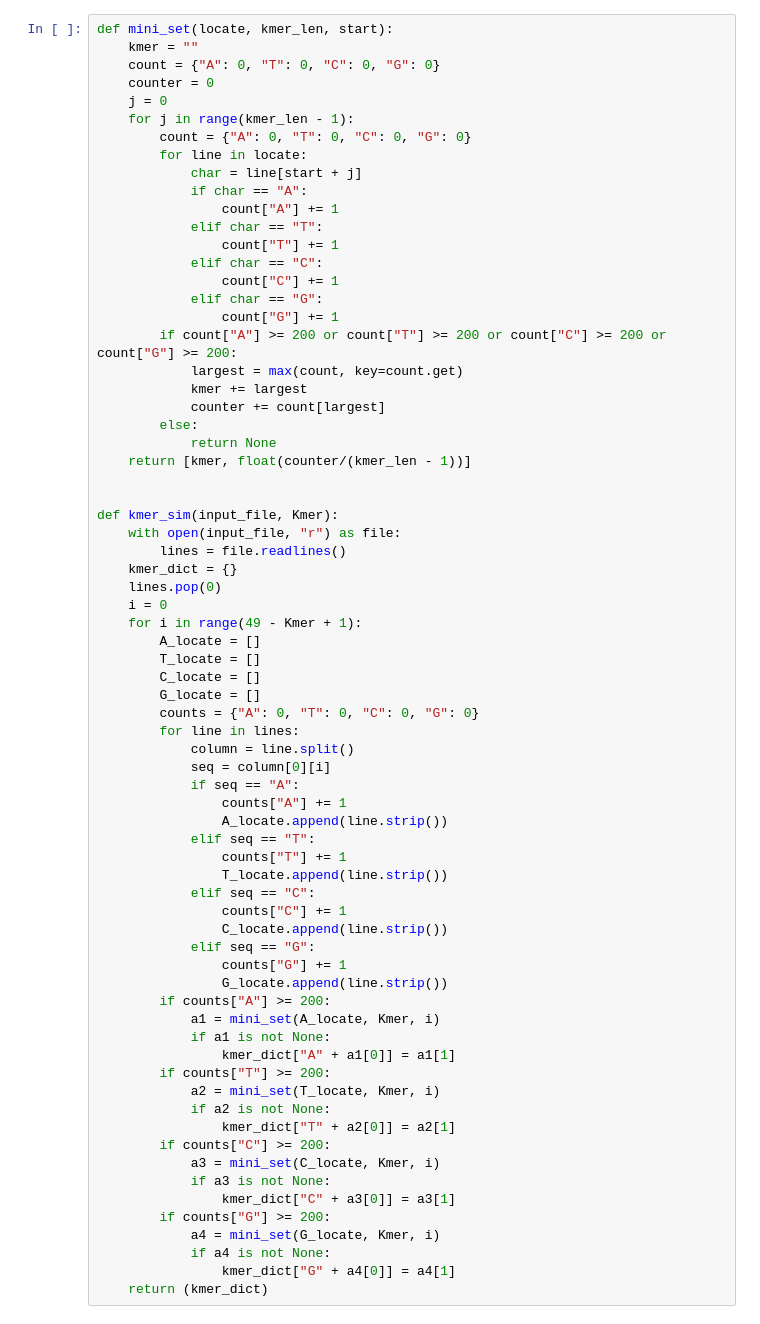
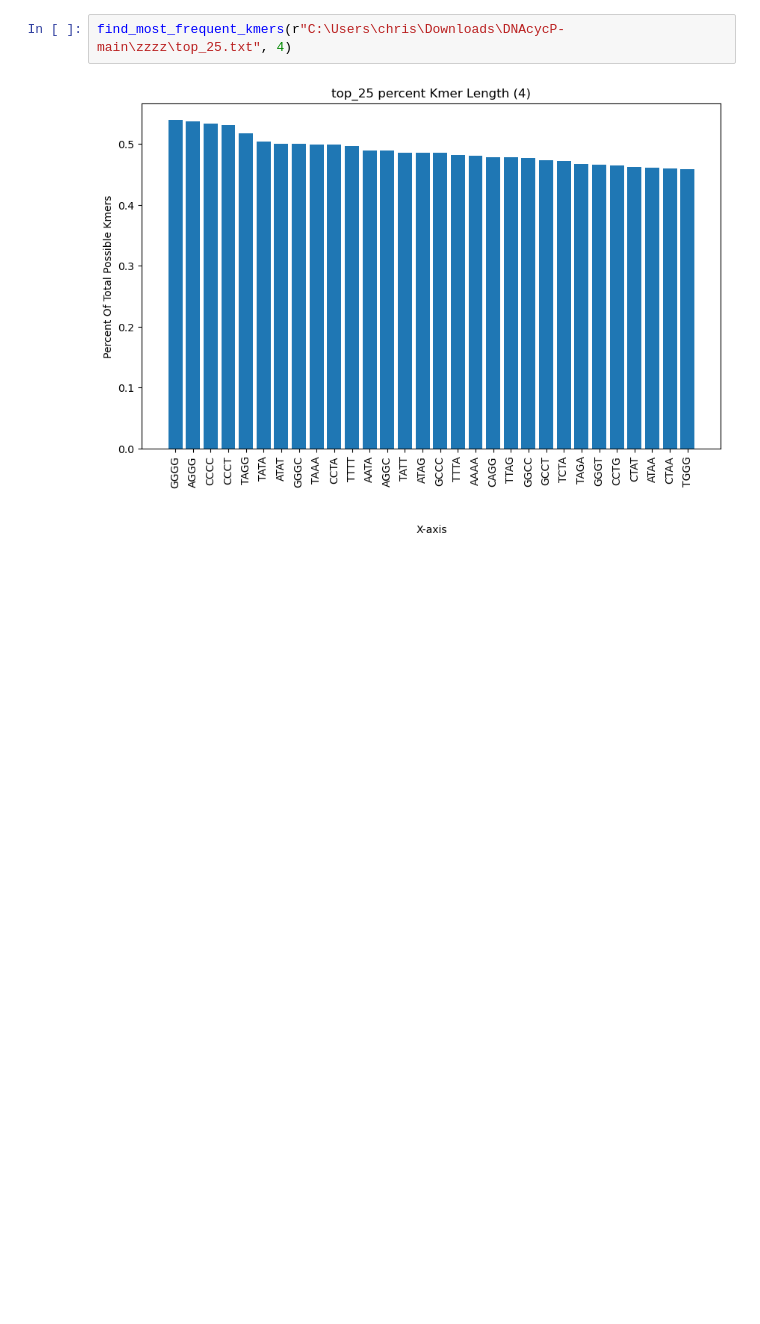
Before and after one commit to Typhlosion123/Kmer-Similarity, a Jupyter notebook: kmer_similarity.ipynb, the cells around one changed output. Cells and saved outputs as stored; diff of their text form; blank space fills up the shorter version.

```diff
--- a/kmer_similarity.ipynb
+++ b/kmer_similarity.ipynb
@@ -94,71 +154,4 @@ Kmer: AAA, #of_instances: 2688
 # %%
-def mini_set(locate, kmer_len, start):
-    kmer = ""
-    count = {"A": 0, "T": 0, "C": 0, "G": 0}
-    counter = 0
-    j = 0
-    for j in range(kmer_len - 1):
-        count = {"A": 0, "T": 0, "C": 0, "G": 0}
-        for line in locate:
-            char = line[start + j]
-            if char == "A":
-                count["A"] += 1
-            elif char == "T":
-                count["T"] += 1
-            elif char == "C":
-                count["C"] += 1
-            elif char == "G":
-                count["G"] += 1
-        if count["A"] >= 200 or count["T"] >= 200 or count["C"] >= 200 or count["G"] >= 200:
-            largest = max(count, key=count.get)
-            kmer += largest
-            counter += count[largest]
-        else:
-            return None
-    return [kmer, float(counter/(kmer_len - 1))]
-
-
-def kmer_sim(input_file, Kmer):
-    with open(input_file, "r") as file:
-        lines = file.readlines()
-    kmer_dict = {}
-    lines.pop(0)
-    i = 0
-    for i in range(49 - Kmer + 1):
-        A_locate = []
-        T_locate = []
-        C_locate = []
-        G_locate = []
-        counts = {"A": 0, "T": 0, "C": 0, "G": 0}
-        for line in lines:
-            column = line.split()
-            seq = column[0][i]
-            if seq == "A":
-                counts["A"] += 1
-                A_locate.append(line.strip())
-            elif seq == "T":
-                counts["T"] += 1
-                T_locate.append(line.strip())
-            elif seq == "C":
-                counts["C"] += 1
-                C_locate.append(line.strip())
-            elif seq == "G":
-                counts["G"] += 1
-                G_locate.append(line.strip())
-        if counts["A"] >= 200:
-            a1 = mini_set(A_locate, Kmer, i)
-            if a1 is not None:
-                kmer_dict["A" + a1[0]] = a1[1]
-        if counts["T"] >= 200:
-            a2 = mini_set(T_locate, Kmer, i)
-            if a2 is not None:
-                kmer_dict["T" + a2[0]] = a2[1]
-        if counts["C"] >= 200:
-            a3 = mini_set(C_locate, Kmer, i)
-            if a3 is not None:
-                kmer_dict["C" + a3[0]] = a3[1]
-        if counts["G"] >= 200:
-            a4 = mini_set(G_locate, Kmer, i)
-            if a4 is not None:
-                kmer_dict["G" + a4[0]] = a4[1]
-    return (kmer_dict)
+find_most_frequent_kmers(r"C:\Users\chris\Downloads\DNAcycP-main\zzzz\top_25.txt", 4)
+# %% [output]
+[figure, added]
```
Also changed, not shown: parts of 20 cells of this notebook.
